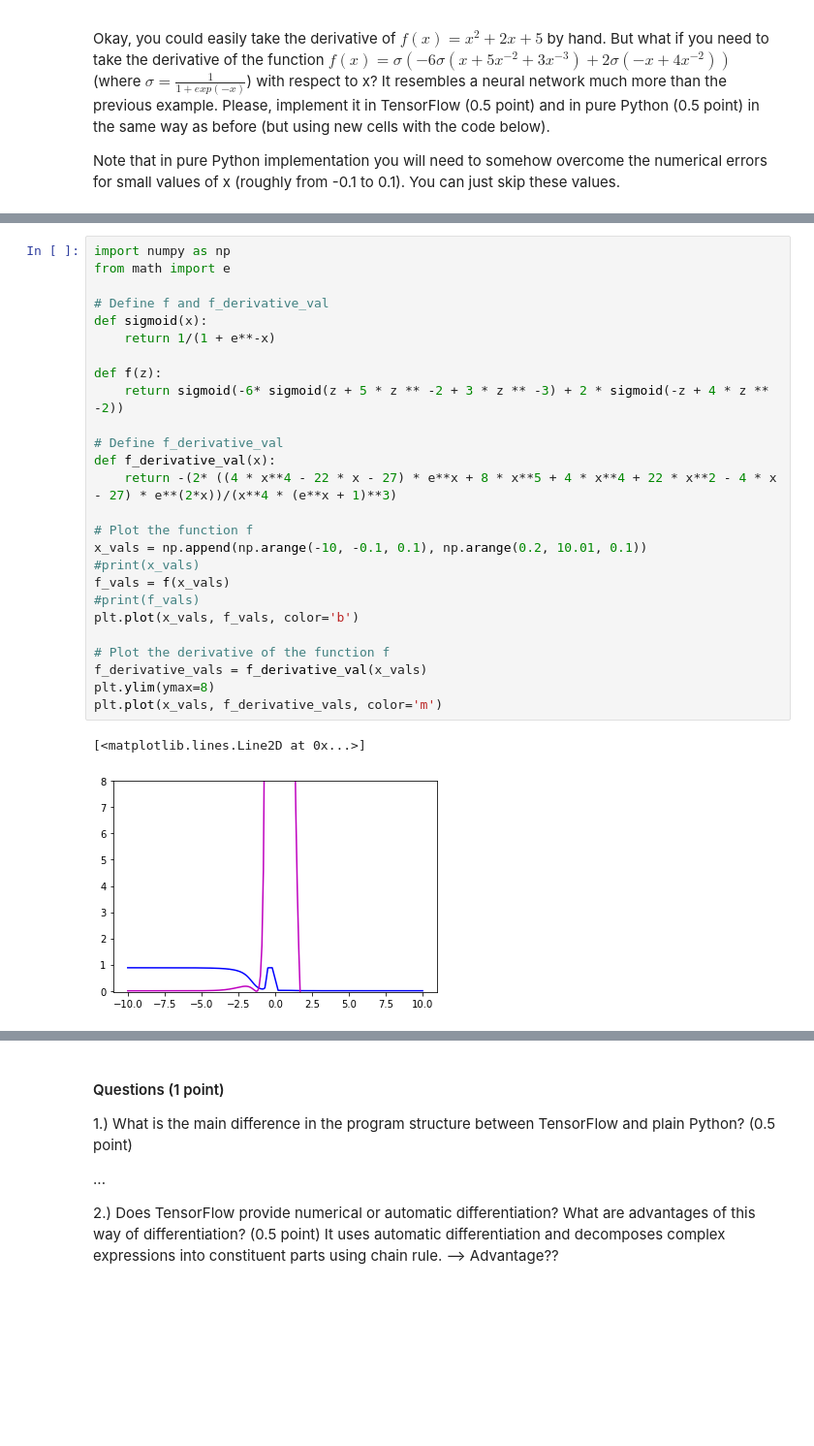
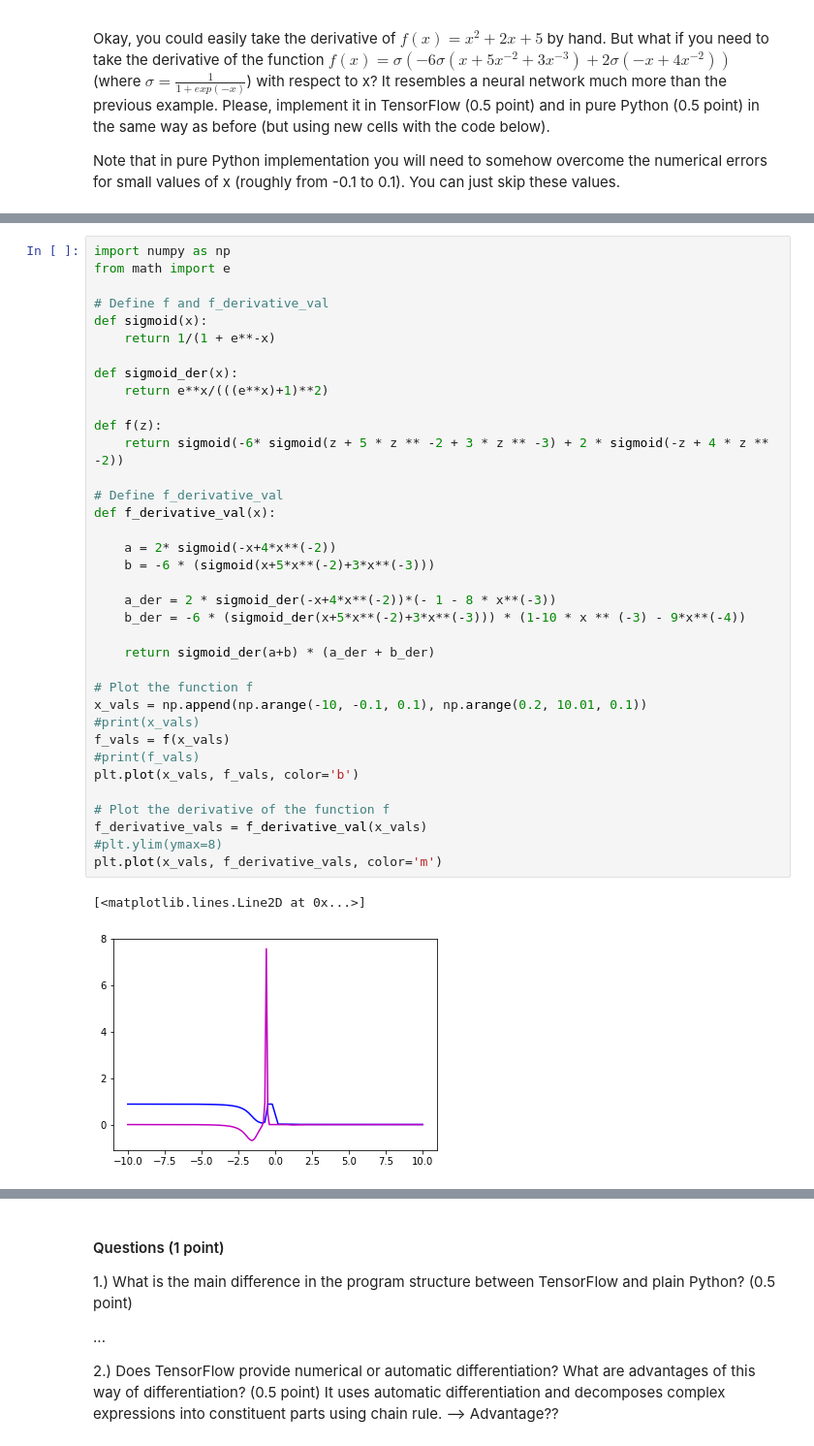
Before and after one commit to RainbowRevenge/NNIA, a Jupyter notebook: nniasheet2final.ipynb, the cells around one changed output, grey strips where cells are left out. Shown: that part at 97% size. Cells and saved outputs as stored; diff of their text form; blank space fills up the shorter version.

```diff
--- a/nniasheet2final.ipynb
+++ b/nniasheet2final.ipynb
@@ -345,29 +302,39 @@ plt.plot(x_vals, d_values, color='m')
 # %%
 import numpy as np
 from math import e
 
 # Define f and f_derivative_val
 def sigmoid(x):
     return 1/(1 + e**-x)
 
+def sigmoid_der(x):
+    return e**x/(((e**x)+1)**2)
+
 def f(z):
     return sigmoid(-6* sigmoid(z + 5 * z ** -2 + 3 * z ** -3) + 2 * sigmoid(-z + 4 * z ** -2))
 
 # Define f_derivative_val
 def f_derivative_val(x):
-    return -(2* ((4 * x**4 - 22 * x - 27) * e**x + 8 * x**5 + 4 * x**4 + 22 * x**2 - 4 * x - 27) * e**(2*x))/(x**4 * (e**x + 1)**3)
+
+    a = 2* sigmoid(-x+4*x**(-2))
+    b = -6 * (sigmoid(x+5*x**(-2)+3*x**(-3)))
+
+    a_der = 2 * sigmoid_der(-x+4*x**(-2))*(- 1 - 8 * x**(-3))
+    b_der = -6 * (sigmoid_der(x+5*x**(-2)+3*x**(-3))) * (1-10 * x ** (-3) - 9*x**(-4))
+
+    return sigmoid_der(a+b) * (a_der + b_der)
 
 # Plot the function f
 x_vals = np.append(np.arange(-10, -0.1, 0.1), np.arange(0.2, 10.01, 0.1))
 #print(x_vals)
 f_vals = f(x_vals)
 #print(f_vals)
 plt.plot(x_vals, f_vals, color='b')
 
 # Plot the derivative of the function f
 f_derivative_vals = f_derivative_val(x_vals)
-plt.ylim(ymax=8)
+#plt.ylim(ymax=8)
 plt.plot(x_vals, f_derivative_vals, color='m')
 # %% [output]
 [<matplotlib.lines.Line2D at 0x...>]
-[figure, old version]
+[figure, new version]
```
Also changed, not shown: parts of 5 cells of this notebook.
